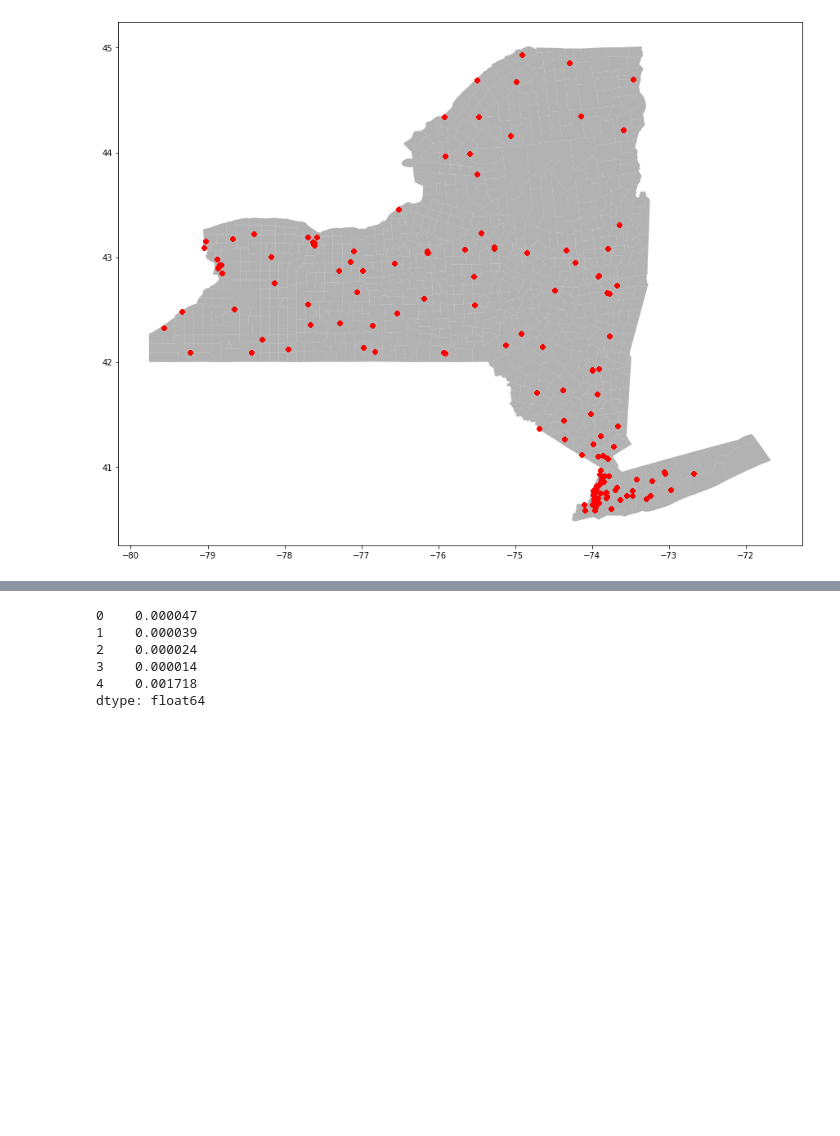
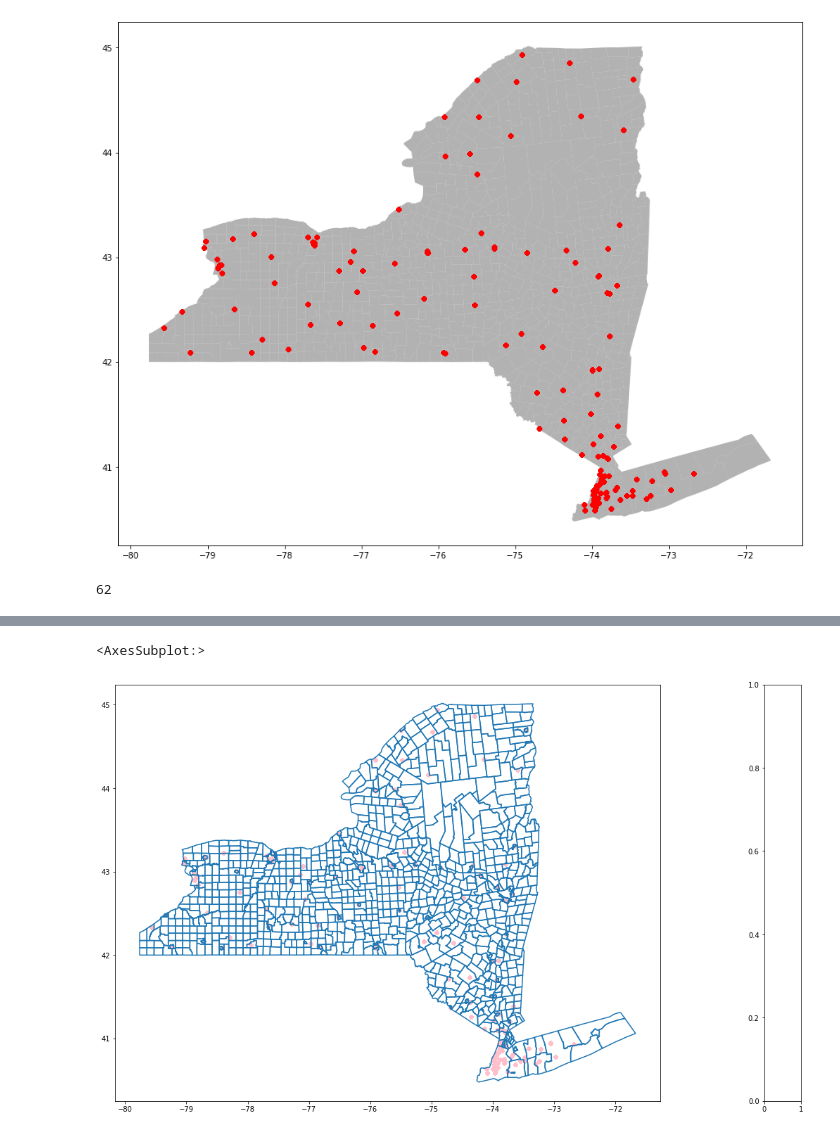
Before and after one commit to AnishaMathur/NY-State-Covid-Analysis, a Jupyter notebook: notebooks/Hospitals.ipynb, the cells around one changed output, grey strips where cells are left out. Drawn from its saved outputs; the diff is of its cells as text; code cells hidden in the pictures; blank space fills up the shorter version.

Commit message:
hospitals

```diff
--- a/notebooks/Hospitals.ipynb
+++ b/notebooks/Hospitals.ipynb
@@ -20,9 +19,15 @@ df.head()
 | 3 | 362031 | 2022-02-18 | OH | 362031 | SELECT SPECIALTY HOSPITAL SOUTHEA... | 200 TAMARACK ROAD, 2ND FLOOR | NEWARK | 43055.0 | ... |
 | 4 | 670010 | 2022-02-18 | TX | 670010 | MAYHILL HOSPITAL | 2809 SOUTH MAYHILL ROAD | DENTON | 76208.0 | ... |
 5 rows × 109 columns
+# %%
+from shapely import wkt
+df['geocoded_hospital_address'] = gpd.GeoSeries.from_wkt(df['geocoded_hospital_address'])
 # %%
 df_ny = df[df.state=='NY']
 len(df_ny), len(df)
 # %% [output]
 (13408, 409797)
+# %%
+crs = {'init': 'epsg:4326'}
+geo_df = gpd.GeoDataFrame(df_ny, crs=crs, geometry=df_ny.geocoded_hospital_address)
 # %%
@@ -117,5 +37,5 @@ new-york-latest-fre 100%[===================>] 580.58M  3.92MB/s    in 2m 15s
 # %%
-street_map = gpd.read_file('../NYS_Civil_Boundaries.shp.zip',)
+street_map = gpd.read_file('../data/NYS_Civil_Boundaries.shp.zip',)
 print(street_map)
 # %% [output]
           NAME MUNI_TYPE  MUNITYCODE       COUNTY GNIS_ID   FIPS_CODE    SWIS  \
@@ -143,6 +63,10 @@ geo_df.plot(ax = ax, markersize=20, color='red', marker="o")
 # %% [output]
 <AxesSubplot:>
 [figure]
+# %%
+len(street_map[street_map.MUNI_TYPE=='city'])
+# %% [output]
+62
 # %%
 street_map.head()
 # %% [output]
@@ -152,13 +76,26 @@ street_map.head()
 | 2 | Afton | town | 2 | Chenango | 978657 | 3601700353 | 082000 | 2972 | 2977 | 2851 | ... |
 | 3 | Alabama | town | 2 | Genesee | 978658 | 3603700474 | 182000 | 1998 | 1881 | 1869 | ... |
 | 4 | Albany | city | 1 | Albany | 978659 | 3600101000 | 010100 | 101082 | 95658 | 97856 | ... |
-# %%
-density = street_map['POP2010']/street_map['Shape_Area']
-density.head()
-# %% [output]
-0    0.000047
-1    0.000039
-2    0.000024
-3    0.000014
-4    0.001718
-dtype: float64
+# %%
+from mpl_toolkits.axes_grid1 import make_axes_locatable
+
+subset = street_map.copy()
+subset['pop_density'] = street_map['POP2020']/street_map['CALC_SQ_MI']
+fig, ax = plt.subplots(figsize=(20, 18))
+x = subset.to_crs(crs)
+
+divider = make_axes_locatable(ax)
+cax = divider.append_axes("right", size="5%", pad=0.1)
+
+# x.plot(ax=ax,
+#        column='pop_density',
+#        legend=True,
+#        legend_kwds={'label': "Population by County",
+#                     'orientation': "horizontal"},
+#        cax=cax,
+#        cmap='OrRd')
+x.boundary.plot(ax=ax)
+geo_df.plot(ax=ax, markersize=20, color='pink', marker="o")
+# %% [output]
+<AxesSubplot:>
+[figure, added]
```
Also changed, not shown: parts of 17 cells of this notebook.
